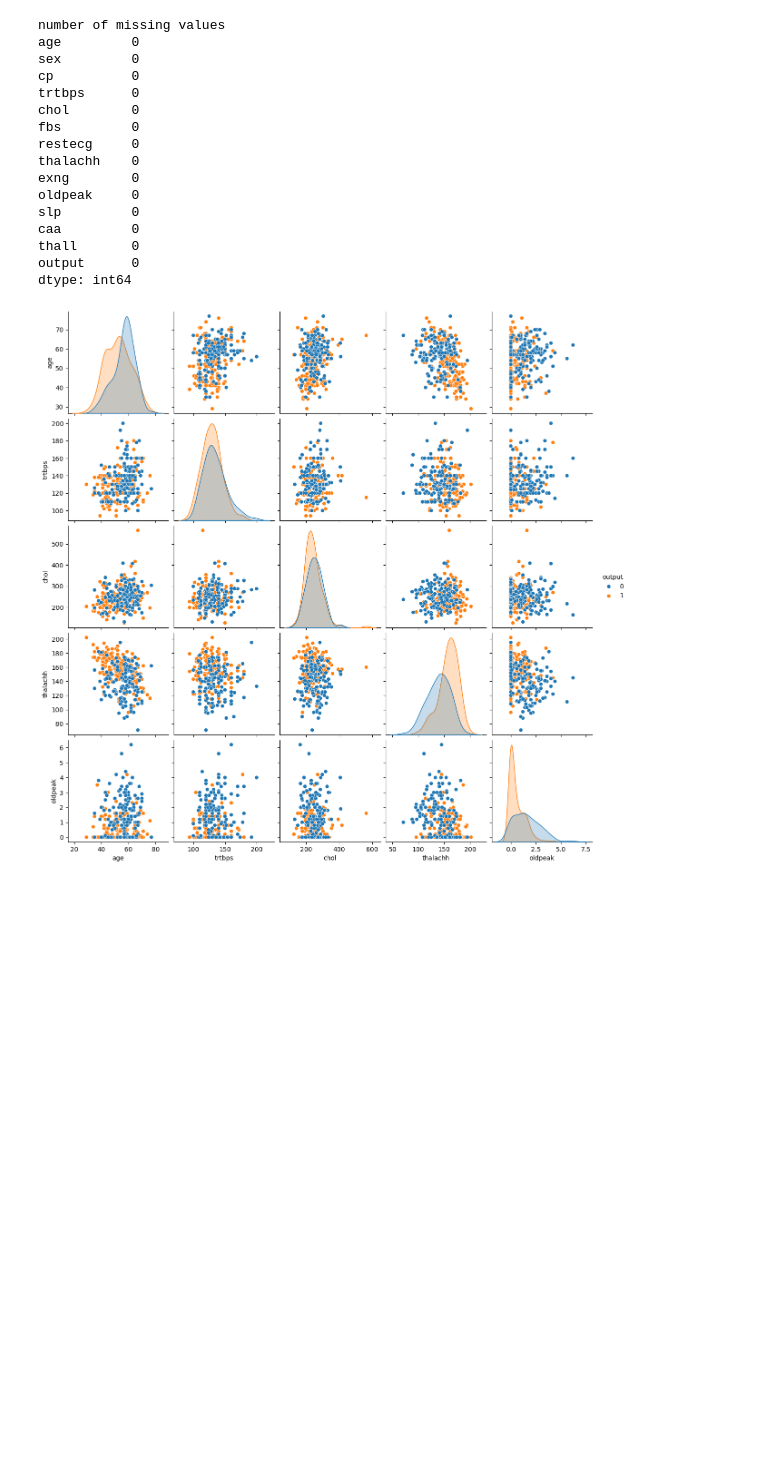
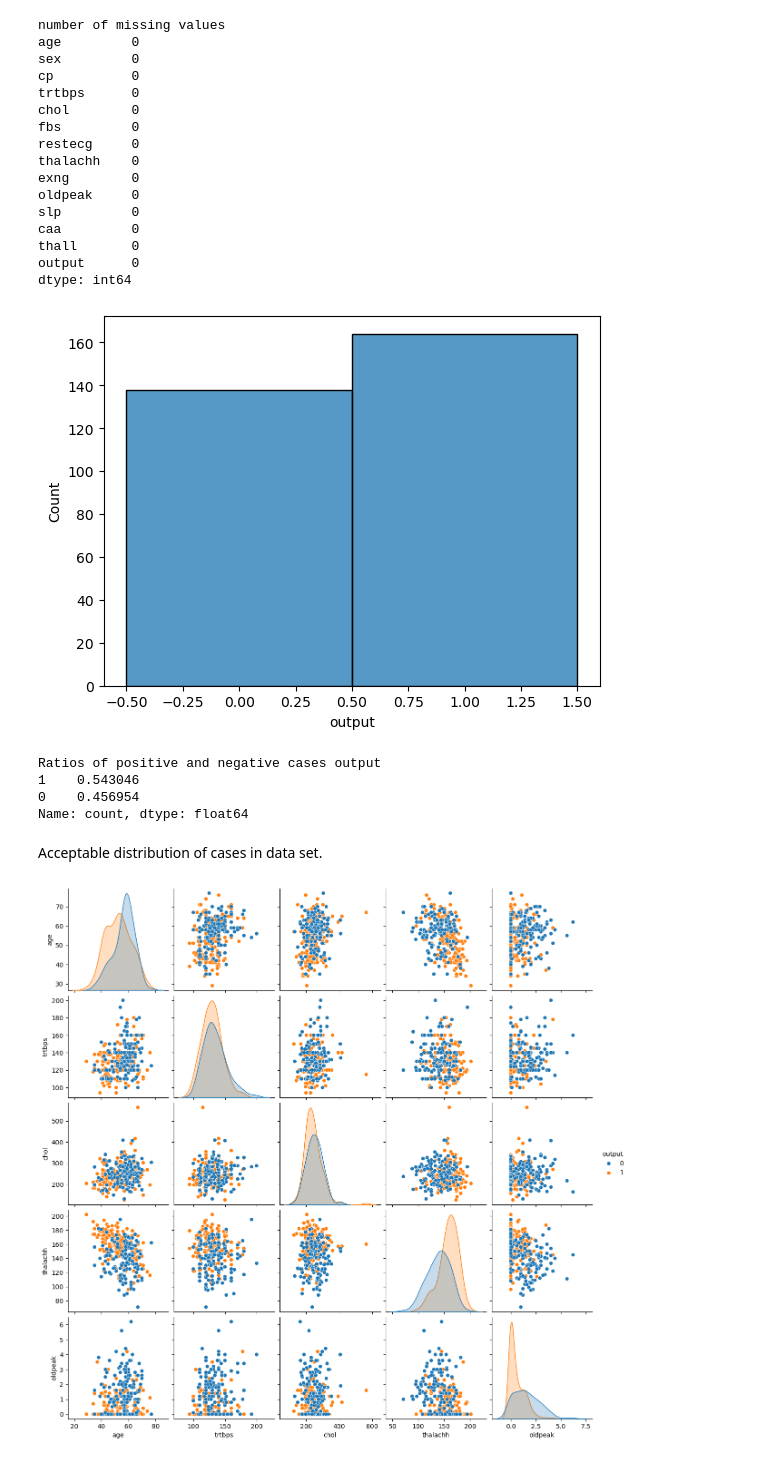
Before and after one commit to KawaMaciej/kamil_2, a Jupyter notebook: eda.ipynb, the cells around one changed output. Cells and saved outputs as stored; diff of their text form; code cells hidden in the pictures; blank space fills up the shorter version.

```diff
--- a/eda.ipynb
+++ b/eda.ipynb
@@ -96,6 +124,18 @@ output      0
 dtype: int64
 # %%
 data = data.dropna()
+# %%
+sns.histplot(data = data, x = 'output')
+plt.show()
+print("Ratios of positive and negative cases", data["output"].value_counts() / len(data))
+# %% [output]
+[figure, added]
+Ratios of positive and negative cases output
+1    0.543046
+0    0.456954
+Name: count, dtype: float64
+# %% [markdown]
+Acceptable distribution of cases in data set.
 # %%
 pairplot = sns.pairplot(data, hue = 'output')
 plt.show()
```
Also changed, not shown: parts of 11 cells of this notebook, 4 other files.
